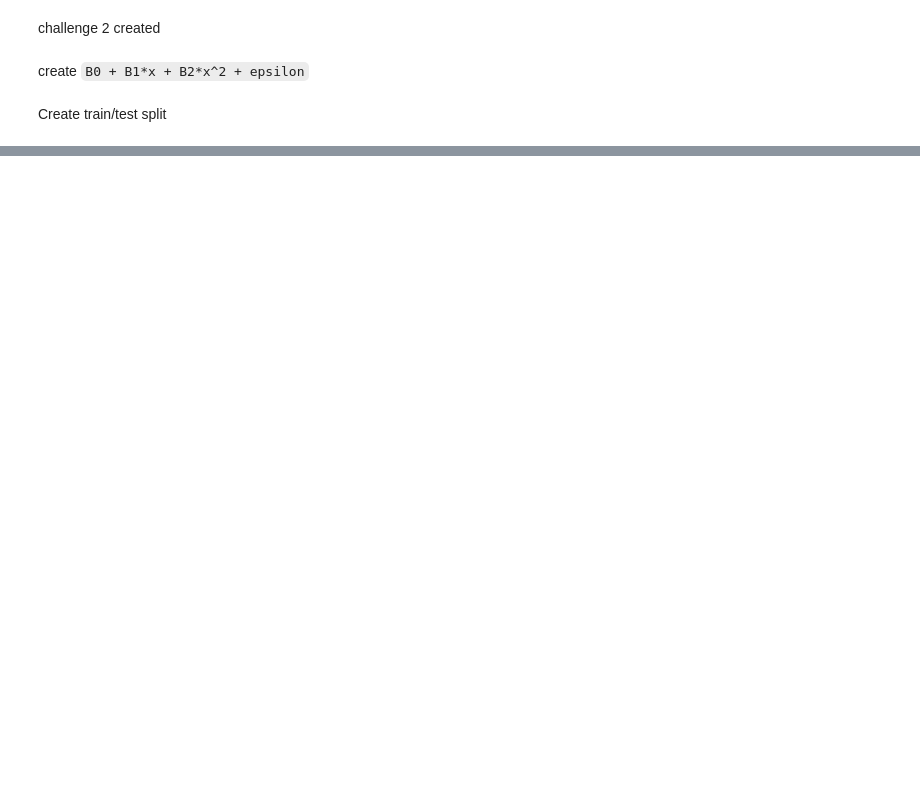
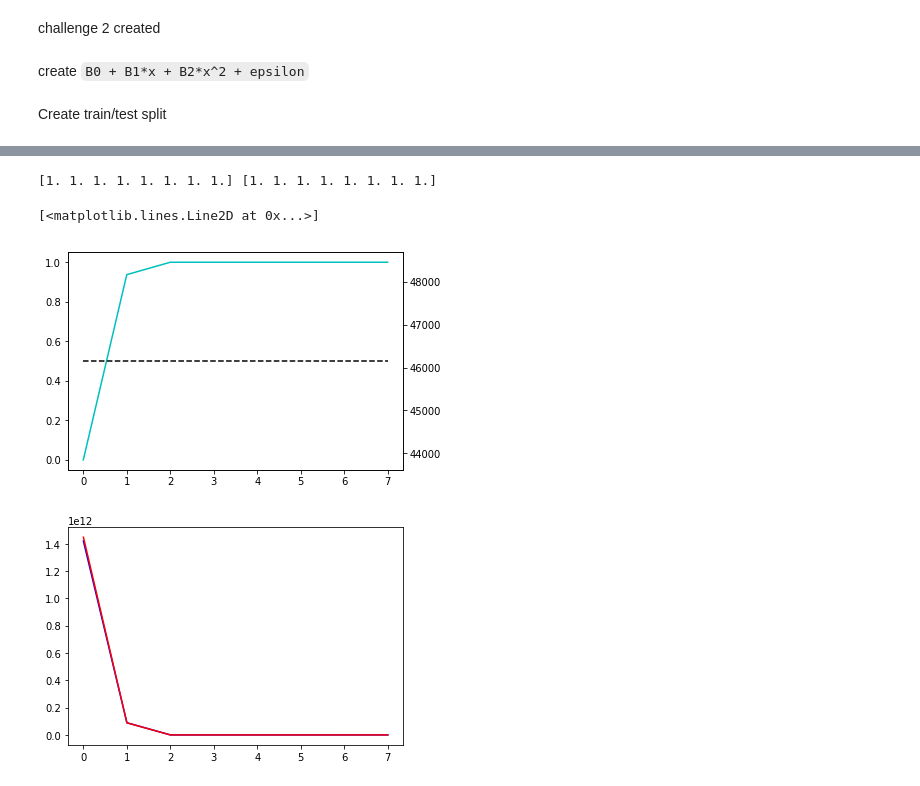
Before and after one commit to goodwinc/metis-copy, a Jupyter notebook: student_submissions/challenges/Ikenna_Igboaka/Challenge 6.ipynb, the cells around one changed output, grey strips where cells are left out. Saved outputs shown, nothing was run; the diff lists cells and outputs as text; code cells hidden in the pictures; blank space fills up the shorter version.

```diff
--- a/student_submissions/challenges/Ikenna_Igboaka/Challenge 6.ipynb
+++ b/student_submissions/challenges/Ikenna_Igboaka/Challenge 6.ipynb
@@ -118,8 +133,6 @@ Create train/test split
 # %%
 from sklearn.model_selection import train_test_split
-# %%
-X = np.linspace(1,2000,3000).reshape(-1,1)
 # %%
-X_train, X_test, y_train, y_test = train_test_split(X, y, test_size = 0.2, random_state = 5)1
+X_train, X_test, y_train, y_test = train_test_split(X, y, test_size = 0.2, random_state = 5)
 # %%
 from sklearn.metrics import mean_squared_error as mse
@@ -127,0 +139,5 @@ mse(y,y_pred)
+# %%
+m.fit(X_train, y_train)
+print(m.score(X_test,y_test))
+y_pred_test = m.predict(X_test)
+y_pred_train = m.predict(X_train)
@@ -127,0 +156,3 @@ mse(y,y_pred)
+# %%
+X_train_2 = X_train[:,[0]].reshape(-1,1)
+X_test_2 = X_test[:,[0]].reshape(-1,1)
@@ -127,0 +169,38 @@ mse(y,y_pred)
+# %%
+from sklearn.preprocessing import PolynomialFeatures
+from sklearn.preprocessing import StandardScaler
+from sklearn.pipeline import make_pipeline
+import statsmodels.formula.api as sm
+max_degree = 8
+degree = np.ones(max_degree)
+train_error = np.ones(max_degree)
+test_error = np.ones(max_degree)
+print(test_error, train_error)
+r_sq = np.ones(max_degree)
+aics= np.ones(max_degree)
+for i in range(max_degree):
+    model = make_pipeline(PolynomialFeatures(degree = i), m)
+    model.fit(X_train_2, y_train)
+    degree[i] = i
+    train_error[i] = mse(y_train, model.predict(X_train_2))
+    test_error[i] = mse(y_test,model.predict(X_test_2))
+    r_sq[i] = model.score(X_train_2, y_train)
+    aics[i] = sm.OLS(y_train, X_train_2).fit().aic
+fig, ax1 = plt.subplots(1,1)
+ax2 = ax1.twinx()
+
+fig, ax3 = plt.subplots(1,1)
+
+# plt.plot(degree, train_error)
+# plt.plot(degree, test_error)
+ax1.plot(degree, r_sq, label = 'R^2', color = 'c')
+ax2.plot(degree, aics, linestyle = '--', color = 'black')
+set_ylim = (45000, 47000)
+ax3.plot(degree, (train_error), linestyle = '-', color = 'blue')
+ax3.plot(degree, (test_error), linestyle = '-', color = 'red')
+# plt.plot(degree, aics)
+# %% [output]
+[1. 1. 1. 1. 1. 1. 1. 1.] [1. 1. 1. 1. 1. 1. 1. 1.]
+[<matplotlib.lines.Line2D at 0x...>]
+[figure, added]
+[figure, added]
```
Also changed, not shown: parts of 14 cells of this notebook, 2 other files.
